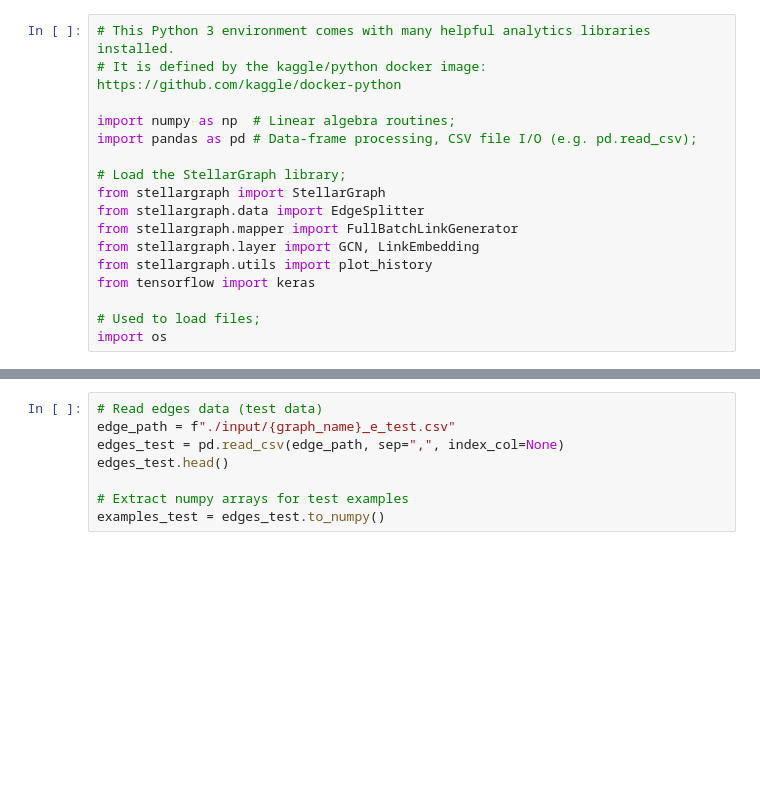
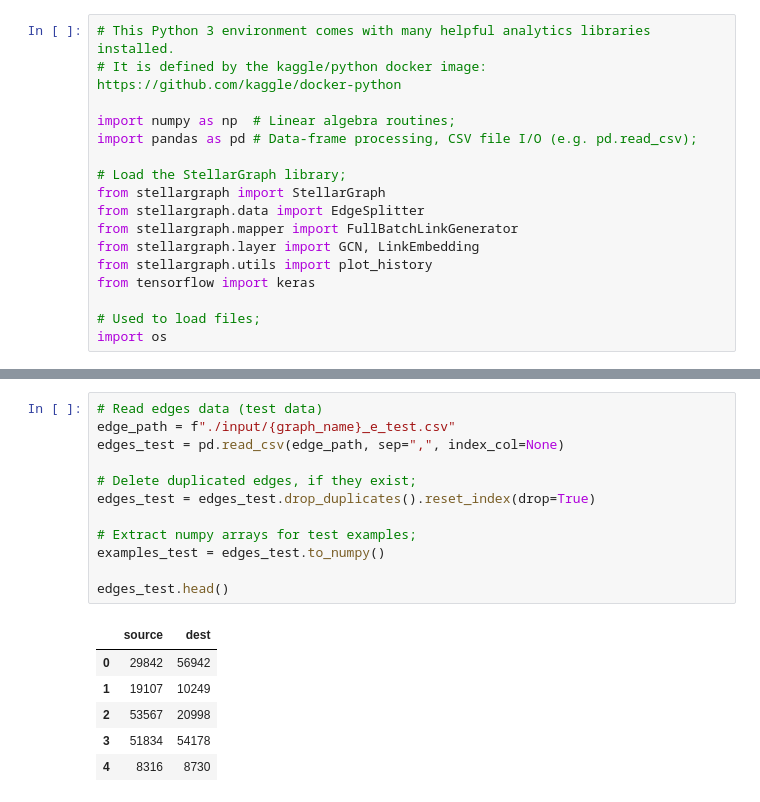
Before and after one commit to AlbertoParravicini/cuda_examples, a Jupyter notebook: graph_ml/ppi-link_prediction-example.ipynb, the cells around one changed output, grey strips where cells are left out. Saved outputs shown, nothing was run; the diff lists cells and outputs as text; blank space fills up the shorter version.

```diff
--- a/graph_ml/ppi-link_prediction-example.ipynb
+++ b/graph_ml/ppi-link_prediction-example.ipynb
@@ -206,11 +333,22 @@ for name, val in zip(model.metrics_names, validation_metrics):
 # %%
 # Read edges data (test data)
 edge_path = f"./input/{graph_name}_e_test.csv"
 edges_test = pd.read_csv(edge_path, sep=",", index_col=None)
+
+# Delete duplicated edges, if they exist;
+edges_test = edges_test.drop_duplicates().reset_index(drop=True)
+
+# Extract numpy arrays for test examples;
+examples_test = edges_test.to_numpy()
+
 edges_test.head()
-
-# Extract numpy arrays for test examples
-examples_test = edges_test.to_numpy()
+# %% [output]
+|  | source | dest |
+| 0 | 29842 | 56942 |
+| 1 | 19107 | 10249 |
+| 2 | 53567 | 20998 |
+| 3 | 51834 | 54178 |
+| 4 | 8316 | 8730 |
 # %%
 # Create a generator on ppi_graph and make an iterator over the test links;
 test_gen = FullBatchLinkGenerator(ppi_graph, method="gcn")
```
Also changed, not shown: parts of 16 cells of this notebook, 2 other files.
